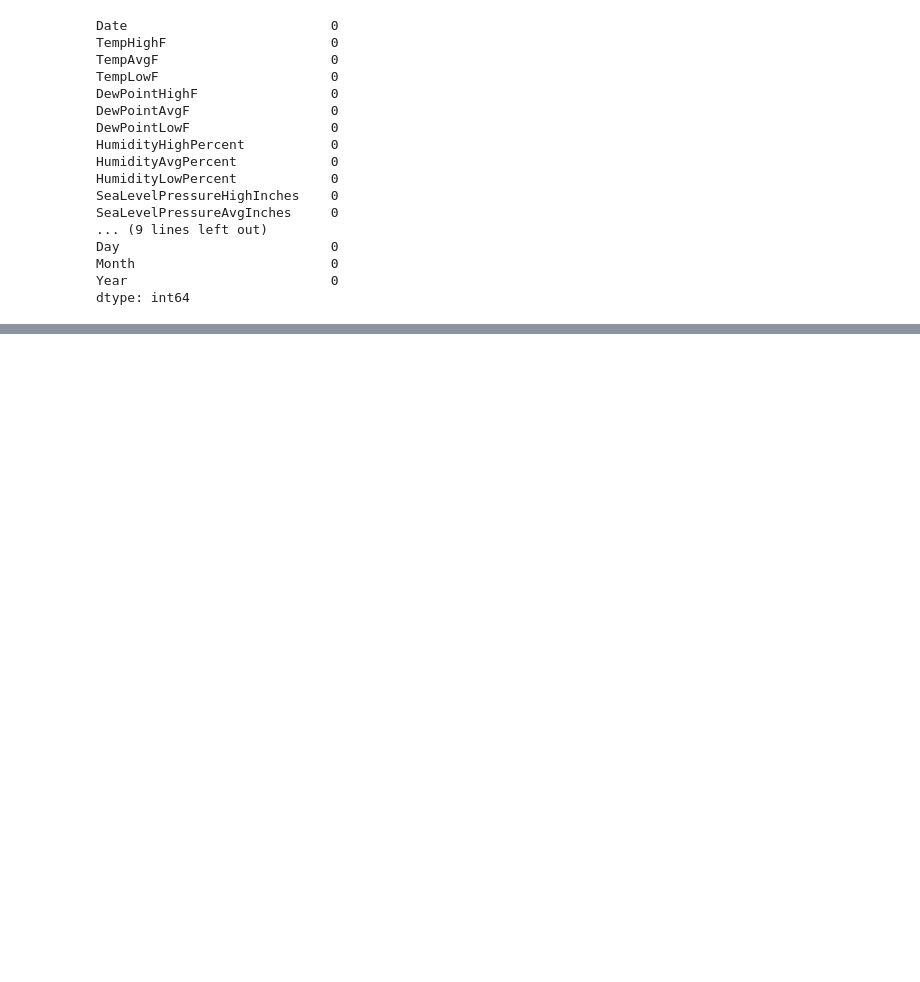
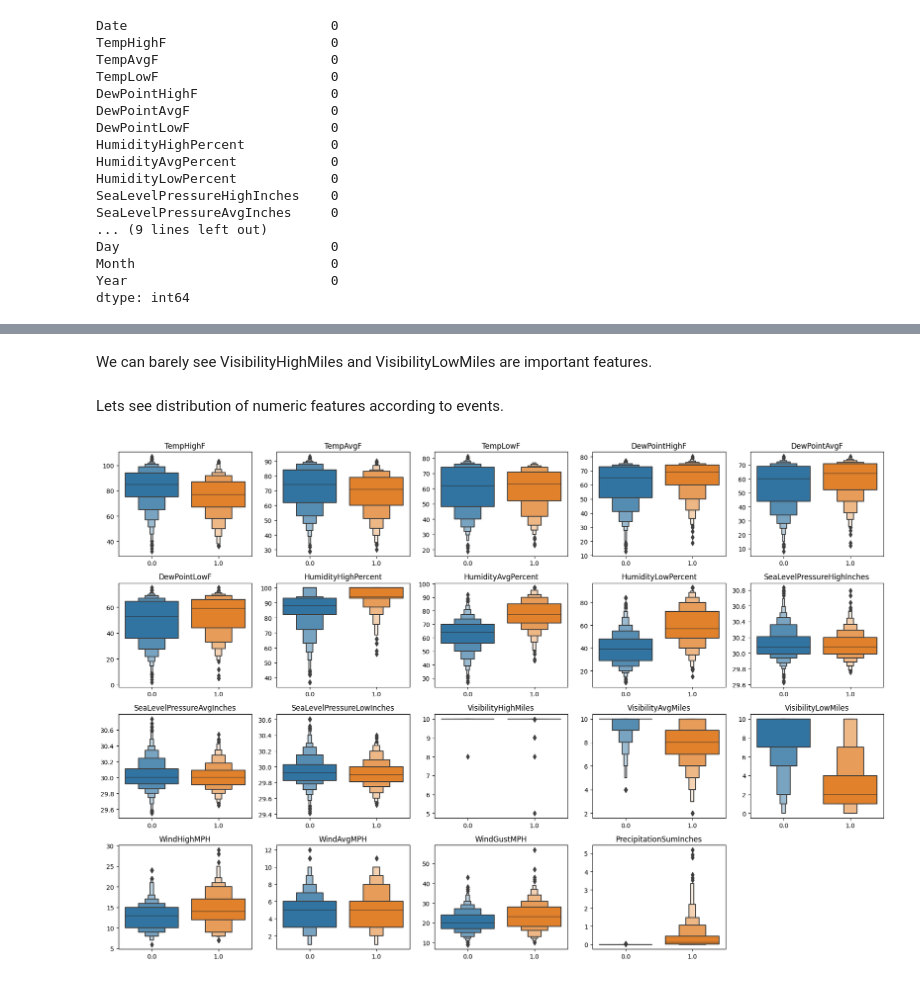
Before and after one commit to gklpcsgn/Weather-Detection, a Jupyter notebook: EDA.ipynb, the cells around one changed output, grey strips where cells are left out. Cells and saved outputs as stored; diff of their text form; code cells hidden in the pictures; blank space fills up the shorter version.

```diff
--- a/EDA.ipynb
+++ b/EDA.ipynb
@@ -192,0 +310,26 @@ df
+# %% [markdown]
+We can barely see VisibilityHighMiles and VisibilityLowMiles are important features.
+# %%
+df["Rain"] = df["Rain"].astype(pd.CategoricalDtype())
+df["Fog"] = df["Fog"].astype(pd.CategoricalDtype())
+df["Thunderstorm"] = df["Thunderstorm"].astype(pd.CategoricalDtype())
+# %% [markdown]
+Lets see distribution of numeric features according to events.
+# %%
+fig, ax = plt.subplots(4,5)
+
+fig.set_figheight(12)
+fig.set_figwidth(18)
+
+for i, col in enumerate(numerical_features):
+    plt1 = sns.boxenplot(x=df["Rain"], y=df[col], ax=ax[i//5, i%5])
+    plt1.set_title(col)
+    plt1.set_xlabel("")
+    plt1.set_ylabel("")
+
+plt_inv = sns.boxenplot(x=target["Rain"], y=df["TempAvgF"], ax=ax[3,4])
+plt_inv.set_visible(False)
+
+plt.tight_layout()
+# %% [output]
+[figure, added]
```
Also changed, not shown: parts of 22 cells of this notebook, 1 other file.
